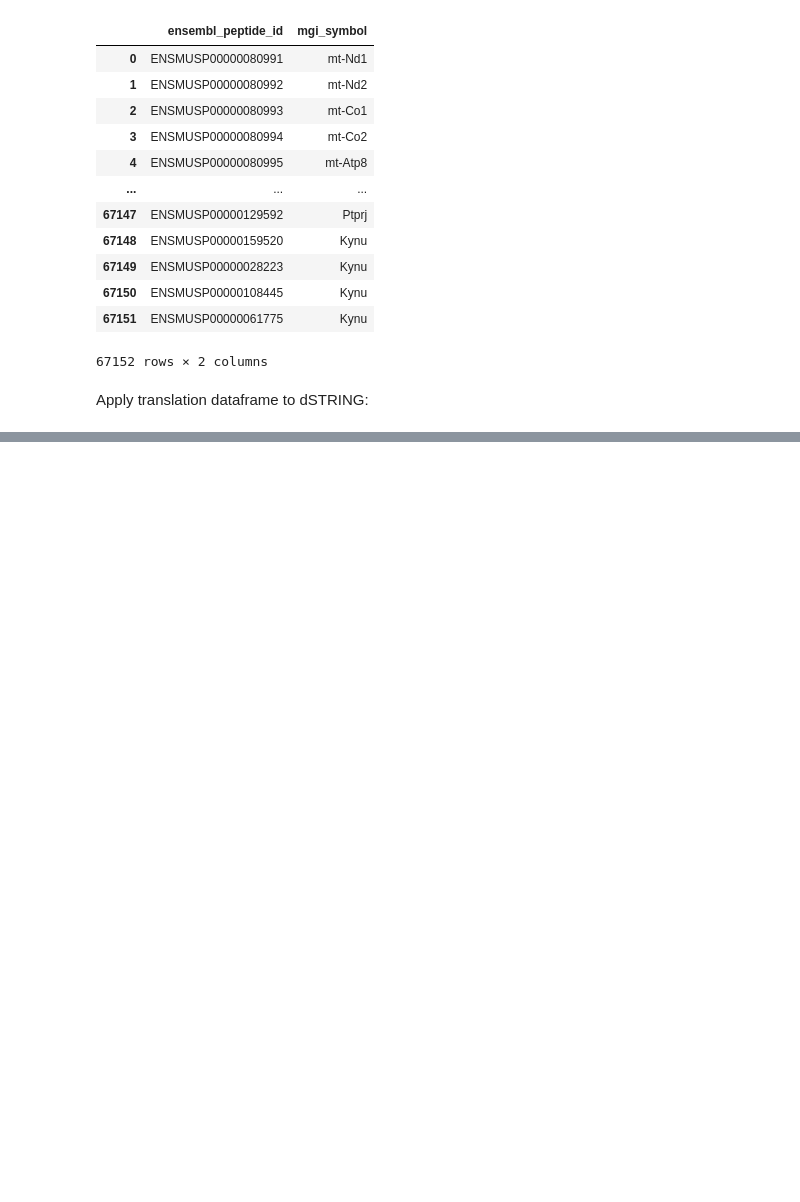
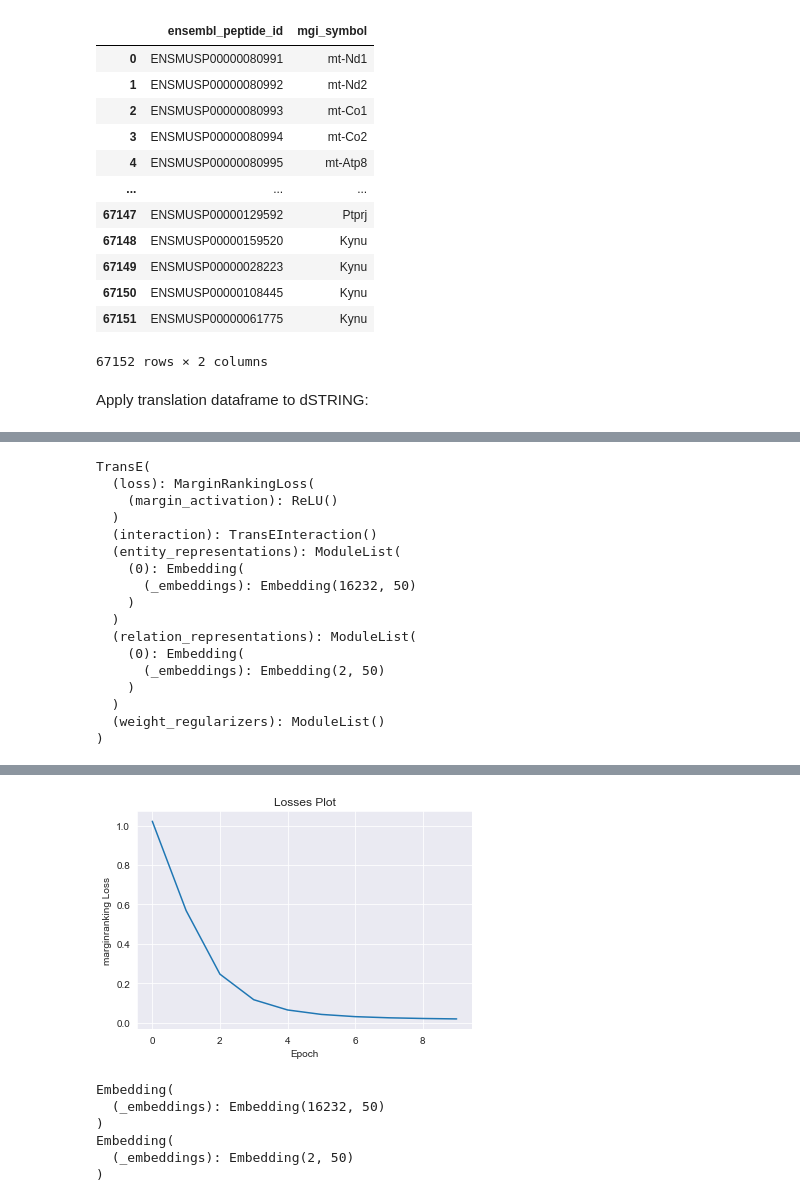
Before and after one commit to FerranC96/sKG4cellCommns, a Jupyter notebook: one.ipynb, the cells around one changed output, grey strips where cells are left out. Cells and saved outputs as stored; diff of their text form; code cells hidden in the pictures; blank space fills up the shorter version.

```diff
--- a/one.ipynb
+++ b/one.ipynb
@@ -381,0 +460,17 @@ Apply translation dataframe to dSTRING:
+# %%
+%%time
+
+training, testing, validation = tf.split([.8, .1, .1])
+
+result = pipeline(
+    training=training,
+    testing=testing,
+    validation=validation,
+    model="TransE",
+    stopper="early",
+    epochs=10,  # short epochs for testing - you should go
+                # higher, especially with early stopper enabled
+
+)
+
+result.save_to_directory("one50_unstratified_stopped_transe")
@@ -381,0 +495,23 @@ Apply translation dataframe to dSTRING:
+# %%
+#model used TransE has only one representation for entities and relations,
+# so modules objects will be of length 1
+print(result.model)
+result.plot_losses()
+# %% [output]
+TransE(
+  (loss): MarginRankingLoss(
+    (margin_activation): ReLU()
+  )
+  (interaction): TransEInteraction()
+  (entity_representations): ModuleList(
+    (0): Embedding(
+      (_embeddings): Embedding(16232, 50)
+    )
+  )
+  (relation_representations): ModuleList(
+    (0): Embedding(
+      (_embeddings): Embedding(2, 50)
+    )
+  )
+  (weight_regularizers): ModuleList()
+)
@@ -381,0 +519 @@ Apply translation dataframe to dSTRING:
+[figure, added]
@@ -381,0 +529,10 @@ Apply translation dataframe to dSTRING:
+# %%
+print(entity_embeddings)
+print(relation_embeddings)
+# %% [output]
+Embedding(
+  (_embeddings): Embedding(16232, 50)
+)
+Embedding(
+  (_embeddings): Embedding(2, 50)
+)
```
Also changed, not shown: parts of 36 cells of this notebook, 13 other files.
